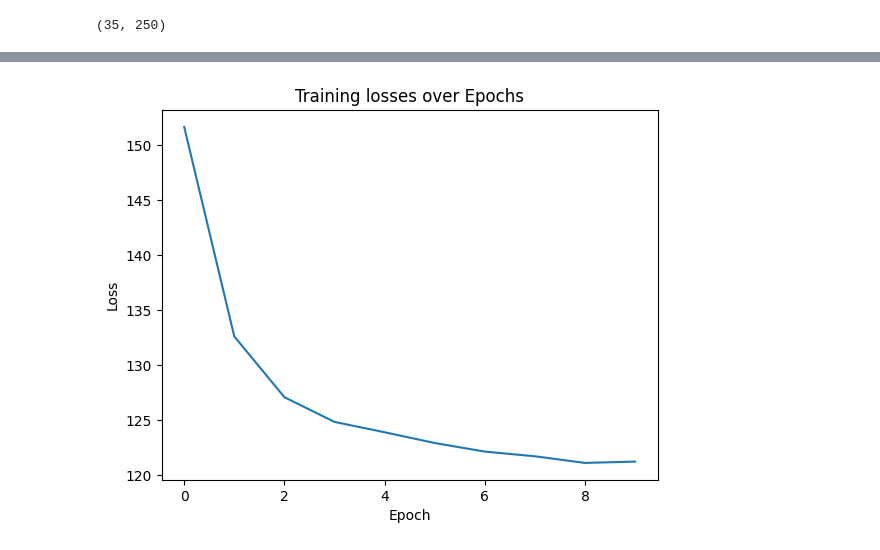
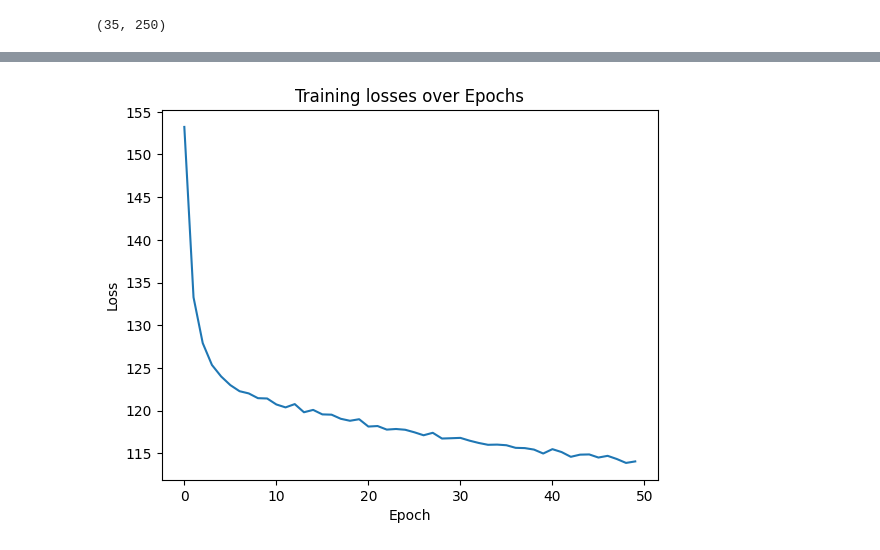
Before and after one commit to HIEUNT1610/ML2-Project, a Jupyter notebook: Work/Algorithm.ipynb, the cells around one changed output, grey strips where cells are left out. Cells and saved outputs as stored; diff of their text form; code cells hidden in the pictures.

```diff
--- a/Work/Algorithm.ipynb
+++ b/Work/Algorithm.ipynb
@@ -382 +398,13 @@ for synset in wn.all_synsets():
+# %%
+# Create a new dictionary to store antonyms from WordNet:
+antonyms = {}
+
+# Get the antonyms from WordNet and store them in the dictionary
+for synset in wn.all_synsets():
+    for lemma in synset.lemmas():
+        for antonym in lemma.antonyms():
+            word = lemma.name()
+            antonym_word = antonym.name()
+            if word in word_ids and antonym_word in word_ids:
+                antonyms[word_ids[word]] = word_ids[antonym_word]
 # %%
@@ -397,14 +429,16 @@ for i in range(len(word_indices)):
 # Create a neighbor matrix from the new lexicon:
 # The value for each word is the sum of the embeddings of the words in the lexicon that are related to the word
 neighbor_matrix = np.zeros((len(word_indices), 250)) # It's a matrix of size (vocab_size, 250)
+
 # Fill the neighbor matrix:
 # For each word in the lexicon, we sum the embeddings of the words in the lexicon that are related to the word
-for key in lexicon_with_ids.keys():
-    neighbor_matrix[key] = np.sum(embedding_matrix[lexicon_with_ids[key]], axis = 0)
+for key in wn_lexicon_with_ids.keys():
+    neighbor_matrix[key] = np.sum(embedding_matrix[wn_lexicon_with_ids[key]], axis = 0)
+
 # Create an array of number of neighbors for each word:
 num_neighbors = np.zeros(len(word_indices))
-for key in lexicon_with_ids.keys():
-    num_neighbors[key] = len(lexicon_with_ids[key])
+for key in wn_lexicon_with_ids.keys():
+    num_neighbors[key] = len(wn_lexicon_with_ids[key])
 num_neighbors[num_neighbors == 0] = 1e-6 # To avoid division by 0
 
 # Divide each row of the neighbor matrix by the number of neighbors for the corresponding word
@@ -422,13 +456,23 @@ print(num_neighbors[word_ids['dog']]) # 7 related words
+# %%
+# Create an antonym matrix:
+antonym_matrix = np.zeros((len(word_indices), 250))
+
+# Fill the antonym matrix:
+for key in antonyms.keys():
+    antonym_matrix[key] = embedding_matrix[antonyms[key]]
 # %%
 # Define the retrofitting algorithm, using the previously found hyperparameters:
-def retrofit_matrix(embedding_matrix, neighbor_matrix, alpha = 1, beta = 2, nb_iters = 10):
+def retrofit_matrix(embedding_matrix, neighbor_matrix, alpha = 1, beta = 1, nb_iters = 10):
     new_embedding_matrix = embedding_matrix
     for i in range(nb_iters):
-        new_embedding_matrix = (alpha * new_embedding_matrix + beta * neighbor_matrix) / (alpha + beta)
+        new_embedding_matrix = (alpha * new_embedding_matrix * num_neighbors[:, None] + beta * (neighbor_matrix - antonym_matrix)) / ((alpha + beta) *num_neighbors[:, None])
+        # Implement a stopping criterion:
+        if np.linalg.norm(new_embedding_matrix - embedding_matrix) < 1e-2:
+            break
     return new_embedding_matrix
 
 # Run the algorithm on the embedding matrix:
-retrofitted_matrix = retrofit_matrix(embedding_matrix, neighbor_matrix, 1, 9, 2)
+retrofitted_matrix = retrofit_matrix(embedding_matrix, neighbor_matrix, alpha = 1, beta = 0.1, nb_iters = 10)
 # %% [markdown]
 # 3. Evaluations.
 We will evaluate the new retrofitted word embeddings on a lexical similarity task, and a sentiment analysis task.
@@ -655,7 +699,7 @@ from random import shuffle
 # Training the original model:
 train_losses = []
 print('Training the original model...')
-for epoch in range(10):
+for epoch in range(50):
     print('Epoch:', epoch)
     epoch_loss = 0
     shuffle(ori_train)
@@ -742,4 +786,4 @@ Loss on training set at epoch 9 : 121.233925
-[figure, old version]
+[figure, new version]
 # %%
 # Test on test set after training:
 with torch.no_grad():
```
Also changed, not shown: parts of 23 cells of this notebook.
